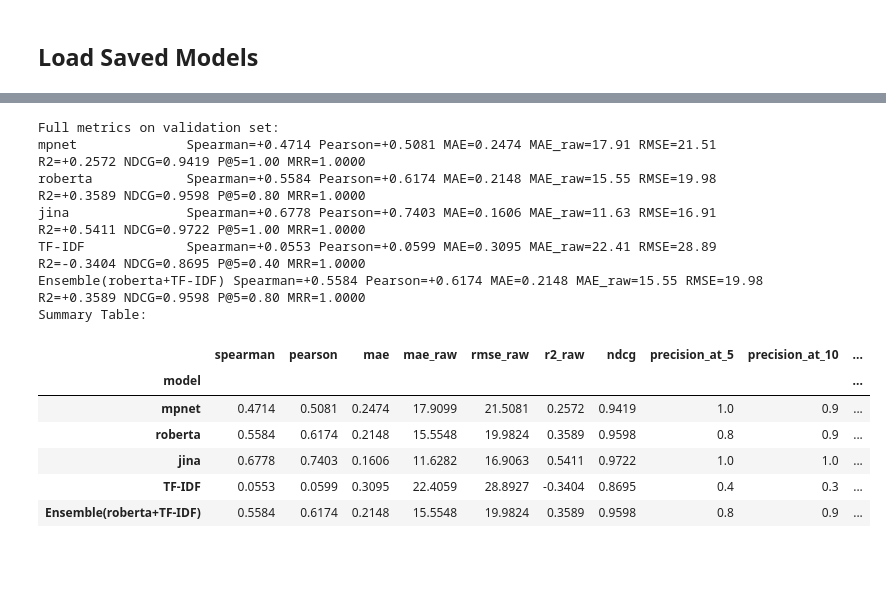
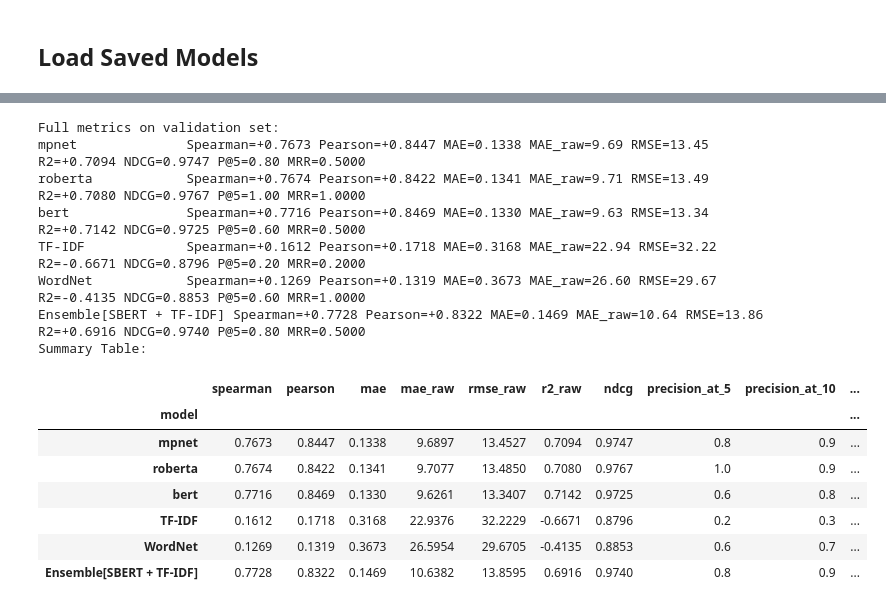
Before and after one commit to Syakizz04/NLP_Job_Resume_Similarity, a Jupyter notebook: EZhire_final_pipeline/EZhire_Metrics_Comparison.ipynb, the cells around one changed output, grey strips where cells are left out. Cells and saved outputs as stored; diff of their text form; code cells hidden in the pictures; blank space fills up the shorter version.

Commit message:
Add corpus-fit TF-IDF + WordNet ensemble; update Gradio app

```diff
--- a/EZhire_final_pipeline/EZhire_Metrics_Comparison.ipynb
+++ b/EZhire_final_pipeline/EZhire_Metrics_Comparison.ipynb
@@ -190,13 +193,13 @@ def require_model(path, label):
     if not os.path.exists(os.path.join(path, 'modules.json')):
         raise FileNotFoundError(f'Missing {label} at {path}. Run the training notebook first.')
 
-MPNET_PATH = os.path.join(MODEL_DIR, 'ezhire-mpnet')
-ROBERTA_PATH = os.path.join(MODEL_DIR, 'ezhire-roberta')
-JINA_PATH = os.path.join(MODEL_DIR, 'ezhire-jina')
+MPNET_PATH = os.path.join(MODEL_DIR, 'ezhire-mpnet_files')
+ROBERTA_PATH = os.path.join(MODEL_DIR, 'ezhire-roberta-base_files')
+BERT_PATH = os.path.join(MODEL_DIR, 'ezhire-bert-base_files')
 
 require_model(MPNET_PATH, 'mpnet')
 require_model(ROBERTA_PATH, 'roberta')
-require_model(JINA_PATH, 'jina')
+require_model(BERT_PATH, 'bert')
 
 mpnet_model = SentenceTransformer(MPNET_PATH, device=DEVICE)
 mpnet_model.max_seq_length = 384
@@ -204,8 +207,8 @@ mpnet_model.max_seq_length = 384
 roberta_model = SentenceTransformer(ROBERTA_PATH, device=DEVICE)
 roberta_model.max_seq_length = 384
 
-jina_model = SentenceTransformer(JINA_PATH, trust_remote_code=True, device=DEVICE)
-jina_model.max_seq_length = 8192
+bert_model = SentenceTransformer(BERT_PATH, device=DEVICE)
+bert_model.max_seq_length = 384
 
 print('Models loaded successfully')
 # %% [output]
@@ -324,0 +396,26 @@ This model will be used as the SBERT component in the final ensemble.
+# %%
+# Corpus-fit TF-IDF: fit ONCE on all training resumes+JDs so IDF is meaningful
+# (the old per-pair fit_transform([t1, t2]) gave a near-flat, useless IDF). Union a
+# word arm (1-2 grams) with a char_wb arm (3-5) - the char arm matches substrings
+# inside any residual fused tokens and survives tech punctuation like "c#"/".net".
+word_vec = TfidfVectorizer(ngram_range=(1, 2), sublinear_tf=True,
+                           min_df=3, max_df=0.85, max_features=50000,
+                           stop_words='english')
+char_vec = TfidfVectorizer(analyzer='char_wb', ngram_range=(3, 5),
+                           sublinear_tf=True, min_df=3, max_features=50000)
+tfidf_union = FeatureUnion([('word', word_vec), ('char', char_vec)])
+
+corpus = pd.concat([df_tr['resume_seg'], df_tr['jd_seg']]).tolist()
+print(f'Fitting TF-IDF union on {len(corpus)} train documents...')
+tfidf_union.fit(corpus)
+
+def rowwise_cosine(A, B):
+    A, B = normalize(A), normalize(B)                  # L2-normalize rows
+    return np.asarray(A.multiply(B).sum(axis=1)).ravel()
+
+R = tfidf_union.transform(df_vl['resume_seg'])
+J = tfidf_union.transform(df_vl['jd_seg'])
+df_vl['tfidf_score'] = np.round(rowwise_cosine(R, J) * 100, 2)
+
+_sp = spearmanr(df_vl['tfidf_score'].values, df_vl['ground_truth'].values).correlation
+print(f'TF-IDF arm ready | feature dim = {R.shape[1]} | Spearman vs GT = {_sp:+.4f}')
@@ -424,44 +594,47 @@ def full_metrics(yt_norm, yp_pct, name, yt_raw=None):
     maer = mean_absolute_error(ytr, ydp)
     rmse = float(np.sqrt(np.mean((ytr - ydp) ** 2)))
     r2 = float(r2_score(yt, ypr))
     nd = ndcg_score([yt], [yp])
     p5 = precision_at_k(yt, ypr, 5)
     p10 = precision_at_k(yt, ypr, 10)
     m = mrr_score(yt, ypr)
     print(f'{name:18s} Spearman={sp:+.4f} Pearson={pe:+.4f} '
           f'MAE={mae:.4f} MAE_raw={maer:.2f} RMSE={rmse:.2f} '
           f'R2={r2:+.4f} NDCG={nd:.4f} P@5={p5:.2f} MRR={m:.4f}')
     return dict(model=name, spearman=sp, pearson=pe, mae=mae,
                 mae_raw=maer, rmse_raw=rmse, r2_raw=r2, ndcg=nd,
                 precision_at_5=p5, precision_at_10=p10, mrr=m)
 
 print('Full metrics on validation set:')
 yt = df_sample['ground_truth'].values
 yt_r = df_sample['ats_score_raw'].values
 r_mpnet = full_metrics(yt, df_sample['mpnet_score'].values, 'mpnet', yt_r)
 r_roberta = full_metrics(yt, df_sample['roberta_score'].values, 'roberta', yt_r)
-r_jina = full_metrics(yt, df_sample['jina_score'].values, 'jina', yt_r)
+r_bert = full_metrics(yt, df_sample['bert_score'].values, 'bert', yt_r)
 r_tfidf = full_metrics(yt, df_sample['tfidf_score'].values, 'TF-IDF', yt_r)
-r_ensemble = full_metrics(yt, df_sample['ensemble_score'].values, f'Ensemble({best_sbert_name}+TF-IDF)', yt_r)
+r_wordnet = full_metrics(yt, df_sample['wordnet_score'].values, 'WordNet', yt_r)
+r_ensemble = full_metrics(yt, df_sample['ensemble_score'].values, f'Ensemble[{BEST_CONFIG}]', yt_r)
 
-metrics_df = pd.DataFrame([r_mpnet, r_roberta, r_jina, r_tfidf, r_ensemble])
+metrics_df = pd.DataFrame([r_mpnet, r_roberta, r_bert, r_tfidf, r_wordnet, r_ensemble])
 if 'model' in metrics_df.columns:
     metrics_df = metrics_df.set_index('model')
 print('Summary Table:')
 display(metrics_df.round(4))
 # %% [output]
 Full metrics on validation set:
-mpnet              Spearman=+0.4714 Pearson=+0.5081 MAE=0.2474 MAE_raw=17.91 RMSE=21.51 R2=+0.2572 NDCG=0.9419 P@5=1.00 MRR=1.0000
-roberta            Spearman=+0.5584 Pearson=+0.6174 MAE=0.2148 MAE_raw=15.55 RMSE=19.98 R2=+0.3589 NDCG=0.9598 P@5=0.80 MRR=1.0000
-jina               Spearman=+0.6778 Pearson=+0.7403 MAE=0.1606 MAE_raw=11.63 RMSE=16.91 R2=+0.5411 NDCG=0.9722 P@5=1.00 MRR=1.0000
-TF-IDF             Spearman=+0.0553 Pearson=+0.0599 MAE=0.3095 MAE_raw=22.41 RMSE=28.89 R2=-0.3404 NDCG=0.8695 P@5=0.40 MRR=1.0000
-Ensemble(roberta+TF-IDF) Spearman=+0.5584 Pearson=+0.6174 MAE=0.2148 MAE_raw=15.55 RMSE=19.98 R2=+0.3589 NDCG=0.9598 P@5=0.80 MRR=1.0000
+mpnet              Spearman=+0.7673 Pearson=+0.8447 MAE=0.1338 MAE_raw=9.69 RMSE=13.45 R2=+0.7094 NDCG=0.9747 P@5=0.80 MRR=0.5000
+roberta            Spearman=+0.7674 Pearson=+0.8422 MAE=0.1341 MAE_raw=9.71 RMSE=13.49 R2=+0.7080 NDCG=0.9767 P@5=1.00 MRR=1.0000
+bert               Spearman=+0.7716 Pearson=+0.8469 MAE=0.1330 MAE_raw=9.63 RMSE=13.34 R2=+0.7142 NDCG=0.9725 P@5=0.60 MRR=0.5000
+TF-IDF             Spearman=+0.1612 Pearson=+0.1718 MAE=0.3168 MAE_raw=22.94 RMSE=32.22 R2=-0.6671 NDCG=0.8796 P@5=0.20 MRR=0.2000
+WordNet            Spearman=+0.1269 Pearson=+0.1319 MAE=0.3673 MAE_raw=26.60 RMSE=29.67 R2=-0.4135 NDCG=0.8853 P@5=0.60 MRR=1.0000
+Ensemble[SBERT + TF-IDF] Spearman=+0.7728 Pearson=+0.8322 MAE=0.1469 MAE_raw=10.64 RMSE=13.86 R2=+0.6916 NDCG=0.9740 P@5=0.80 MRR=0.5000
 Summary Table:
 |  | spearman | pearson | mae | mae_raw | rmse_raw | r2_raw | ndcg | precision_at_5 | precision_at_10 | ... |
 | model |  |  |  |  |  |  |  |  |  | ... |
-| mpnet | 0.4714 | 0.5081 | 0.2474 | 17.9099 | 21.5081 | 0.2572 | 0.9419 | 1.0 | 0.9 | ... |
-| roberta | 0.5584 | 0.6174 | 0.2148 | 15.5548 | 19.9824 | 0.3589 | 0.9598 | 0.8 | 0.9 | ... |
-| jina | 0.6778 | 0.7403 | 0.1606 | 11.6282 | 16.9063 | 0.5411 | 0.9722 | 1.0 | 1.0 | ... |
-| TF-IDF | 0.0553 | 0.0599 | 0.3095 | 22.4059 | 28.8927 | -0.3404 | 0.8695 | 0.4 | 0.3 | ... |
-| Ensemble(roberta+TF-IDF) | 0.5584 | 0.6174 | 0.2148 | 15.5548 | 19.9824 | 0.3589 | 0.9598 | 0.8 | 0.9 | ... |
+| mpnet | 0.7673 | 0.8447 | 0.1338 | 9.6897 | 13.4527 | 0.7094 | 0.9747 | 0.8 | 0.9 | ... |
+| roberta | 0.7674 | 0.8422 | 0.1341 | 9.7077 | 13.4850 | 0.7080 | 0.9767 | 1.0 | 0.9 | ... |
+| bert | 0.7716 | 0.8469 | 0.1330 | 9.6261 | 13.3407 | 0.7142 | 0.9725 | 0.6 | 0.8 | ... |
+| TF-IDF | 0.1612 | 0.1718 | 0.3168 | 22.9376 | 32.2229 | -0.6671 | 0.8796 | 0.2 | 0.3 | ... |
+| WordNet | 0.1269 | 0.1319 | 0.3673 | 26.5954 | 29.6705 | -0.4135 | 0.8853 | 0.6 | 0.7 | ... |
+| Ensemble[SBERT + TF-IDF] | 0.7728 | 0.8322 | 0.1469 | 10.6382 | 13.8595 | 0.6916 | 0.9740 | 0.8 | 0.9 | ... |
 # %%
```
Also changed, not shown: parts of 13 cells of this notebook, 4 other files.
